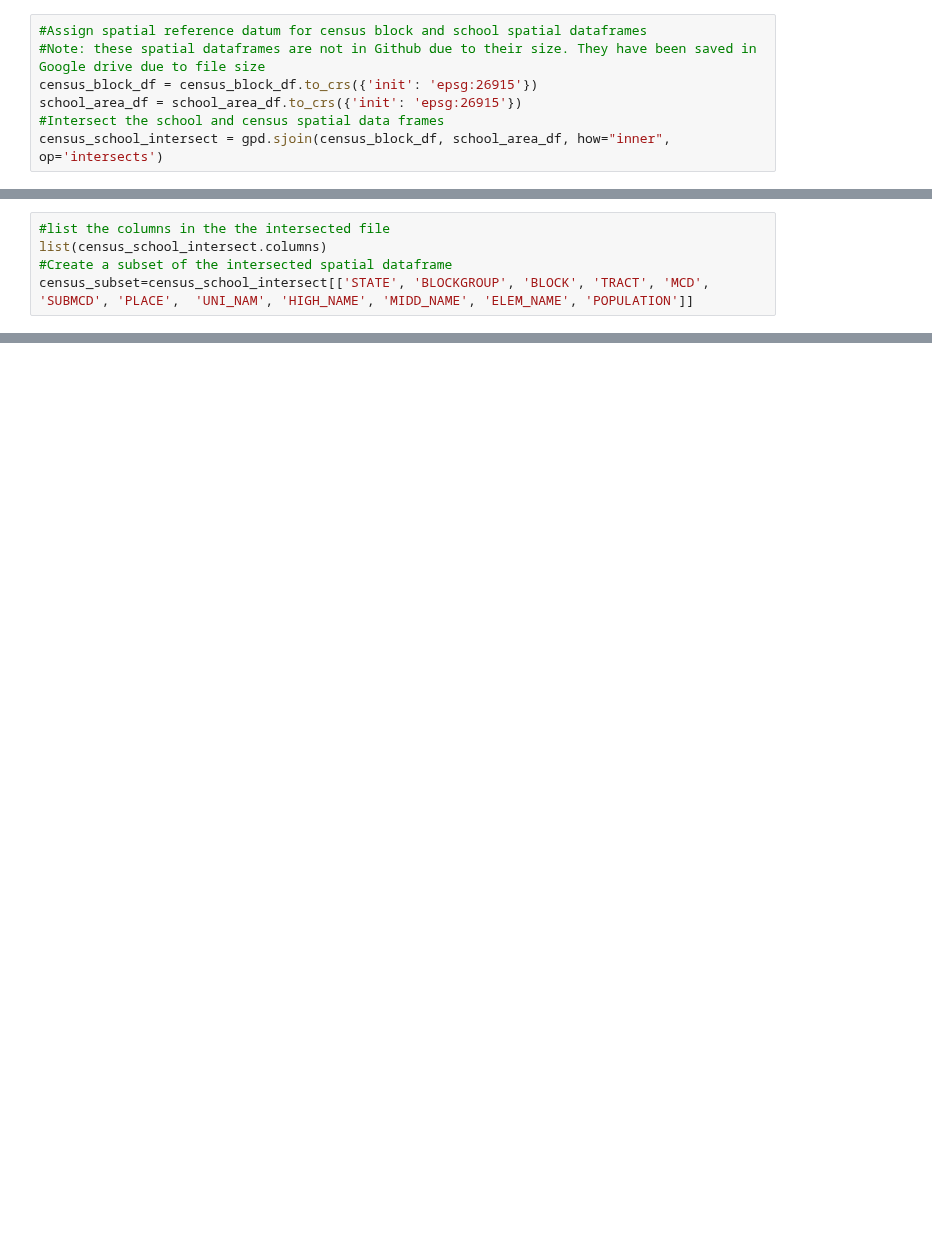
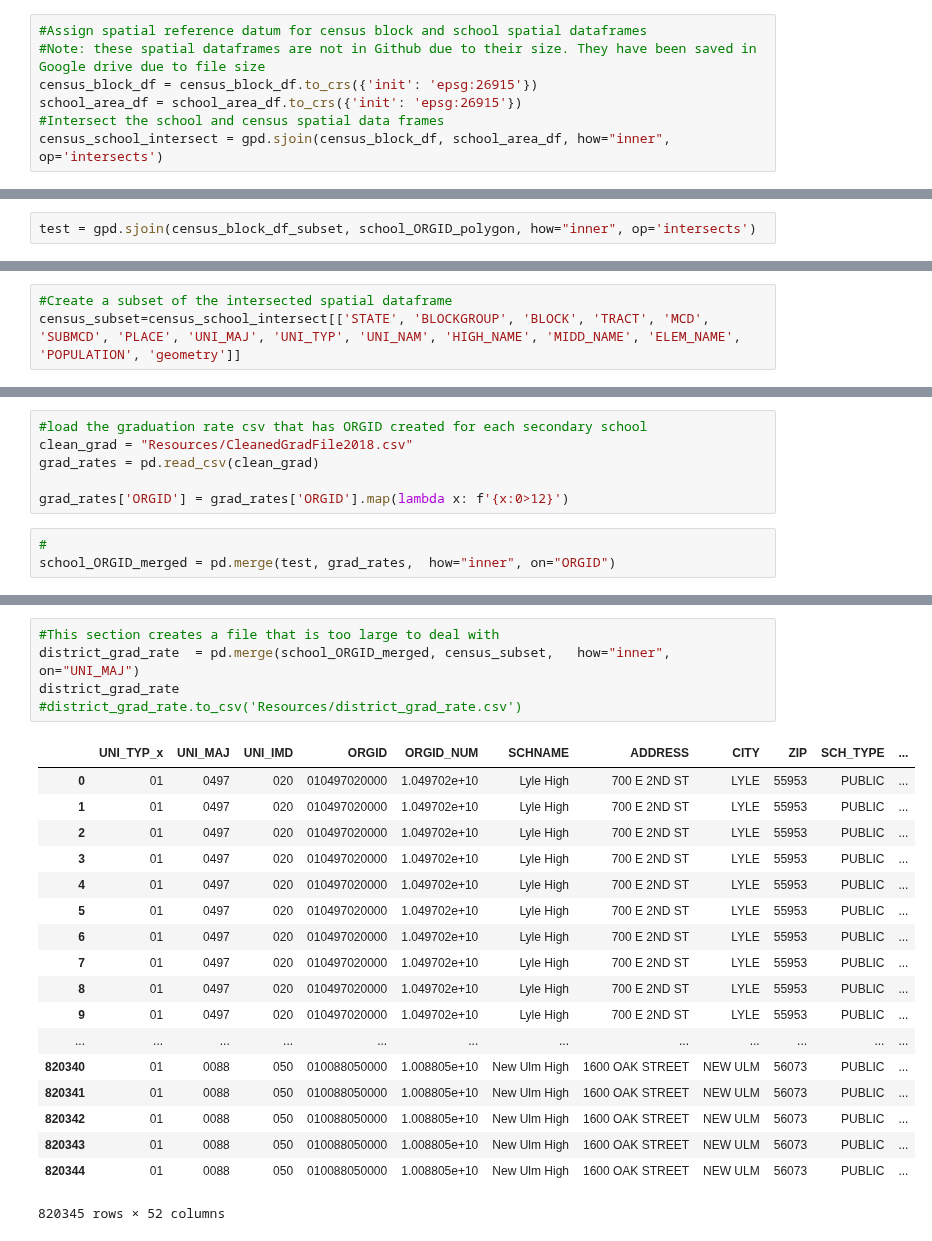
Before and after one commit to alvern/Group_Project_Grad_Rates, a Jupyter notebook: Census_Clean.ipynb, the cells around one changed output, grey strips where cells are left out. Saved outputs shown, nothing was run; the diff lists cells and outputs as text; blank space fills up the shorter version.

```diff
--- a/Census_Clean.ipynb
+++ b/Census_Clean.ipynb
@@ -19,0 +78,2 @@ census_school_intersect = gpd.sjoin(census_block_df, school_area_df, how="inner"
+# %%
+test = gpd.sjoin(census_block_df_subset, school_ORGID_polygon, how="inner", op='intersects')
@@ -20,6 +94,4 @@ census_school_intersect = gpd.sjoin(census_block_df, school_area_df, how="inner"
 # %%
-#list the columns in the the intersected file
-list(census_school_intersect.columns)
 #Create a subset of the intersected spatial dataframe
-census_subset=census_school_intersect[['STATE', 'BLOCKGROUP', 'BLOCK', 'TRACT', 'MCD', 'SUBMCD', 'PLACE',  'UNI_NAM', 'HIGH_NAME', 'MIDD_NAME', 'ELEM_NAME', 'POPULATION']]
+census_subset=census_school_intersect[['STATE', 'BLOCKGROUP', 'BLOCK', 'TRACT', 'MCD', 'SUBMCD', 'PLACE', 'UNI_MAJ', 'UNI_TYP', 'UNI_NAM', 'HIGH_NAME', 'MIDD_NAME', 'ELEM_NAME', 'POPULATION', 'geometry']]
 # %%
@@ -27,0 +105,9 @@ census_subset.to_csv('Resources/census_subset.csv')
+# %%
+#load the graduation rate csv that has ORGID created for each secondary school
+clean_grad = "Resources/CleanedGradFile2018.csv"
+grad_rates = pd.read_csv(clean_grad)
+
+grad_rates['ORGID'] = grad_rates['ORGID'].map(lambda x: f'{x:0>12}')
+# %%
+#
+school_ORGID_merged = pd.merge(test, grad_rates,  how="inner", on="ORGID")
@@ -27,0 +135,24 @@ census_subset.to_csv('Resources/census_subset.csv')
+# %%
+#This section creates a file that is too large to deal with
+district_grad_rate  = pd.merge(school_ORGID_merged, census_subset,   how="inner", on="UNI_MAJ")
+district_grad_rate
+#district_grad_rate.to_csv('Resources/district_grad_rate.csv')
+# %% [output]
+|  | UNI_TYP_x | UNI_MAJ | UNI_IMD | ORGID | ORGID_NUM | SCHNAME | ADDRESS | CITY | ZIP | SCH_TYPE | ... |
+| 0 | 01 | 0497 | 020 | 010497020000 | 1.049702e+10 | Lyle High | 700 E 2ND ST | LYLE | 55953 | PUBLIC | ... |
+| 1 | 01 | 0497 | 020 | 010497020000 | 1.049702e+10 | Lyle High | 700 E 2ND ST | LYLE | 55953 | PUBLIC | ... |
+| 2 | 01 | 0497 | 020 | 010497020000 | 1.049702e+10 | Lyle High | 700 E 2ND ST | LYLE | 55953 | PUBLIC | ... |
+| 3 | 01 | 0497 | 020 | 010497020000 | 1.049702e+10 | Lyle High | 700 E 2ND ST | LYLE | 55953 | PUBLIC | ... |
+| 4 | 01 | 0497 | 020 | 010497020000 | 1.049702e+10 | Lyle High | 700 E 2ND ST | LYLE | 55953 | PUBLIC | ... |
+| 5 | 01 | 0497 | 020 | 010497020000 | 1.049702e+10 | Lyle High | 700 E 2ND ST | LYLE | 55953 | PUBLIC | ... |
+| 6 | 01 | 0497 | 020 | 010497020000 | 1.049702e+10 | Lyle High | 700 E 2ND ST | LYLE | 55953 | PUBLIC | ... |
+| 7 | 01 | 0497 | 020 | 010497020000 | 1.049702e+10 | Lyle High | 700 E 2ND ST | LYLE | 55953 | PUBLIC | ... |
+| 8 | 01 | 0497 | 020 | 010497020000 | 1.049702e+10 | Lyle High | 700 E 2ND ST | LYLE | 55953 | PUBLIC | ... |
+| 9 | 01 | 0497 | 020 | 010497020000 | 1.049702e+10 | Lyle High | 700 E 2ND ST | LYLE | 55953 | PUBLIC | ... |
+| ... | ... | ... | ... | ... | ... | ... | ... | ... | ... | ... | ... |
+| 820340 | 01 | 0088 | 050 | 010088050000 | 1.008805e+10 | New Ulm High | 1600 OAK STREET | NEW ULM | 56073 | PUBLIC | ... |
+| 820341 | 01 | 0088 | 050 | 010088050000 | 1.008805e+10 | New Ulm High | 1600 OAK STREET | NEW ULM | 56073 | PUBLIC | ... |
+| 820342 | 01 | 0088 | 050 | 010088050000 | 1.008805e+10 | New Ulm High | 1600 OAK STREET | NEW ULM | 56073 | PUBLIC | ... |
+| 820343 | 01 | 0088 | 050 | 010088050000 | 1.008805e+10 | New Ulm High | 1600 OAK STREET | NEW ULM | 56073 | PUBLIC | ... |
+| 820344 | 01 | 0088 | 050 | 010088050000 | 1.008805e+10 | New Ulm High | 1600 OAK STREET | NEW ULM | 56073 | PUBLIC | ... |
+820345 rows × 52 columns
```
Also changed, not shown: parts of 18 cells of this notebook, 8 other files.
